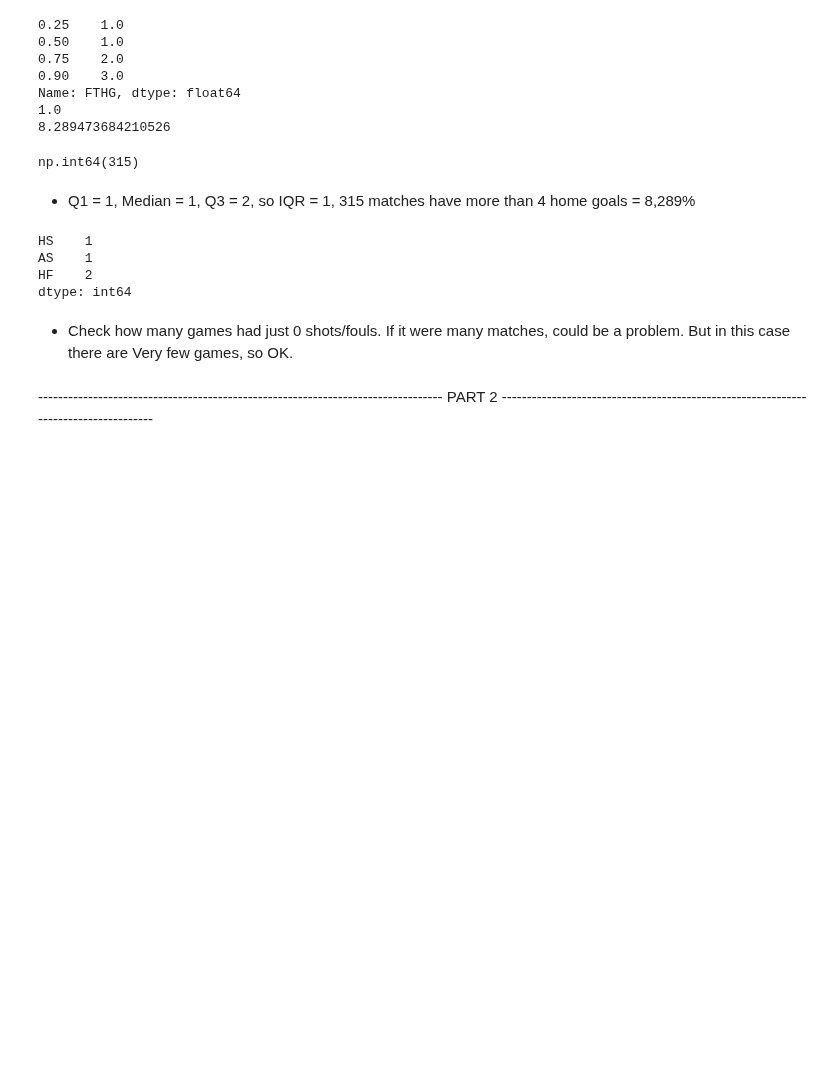
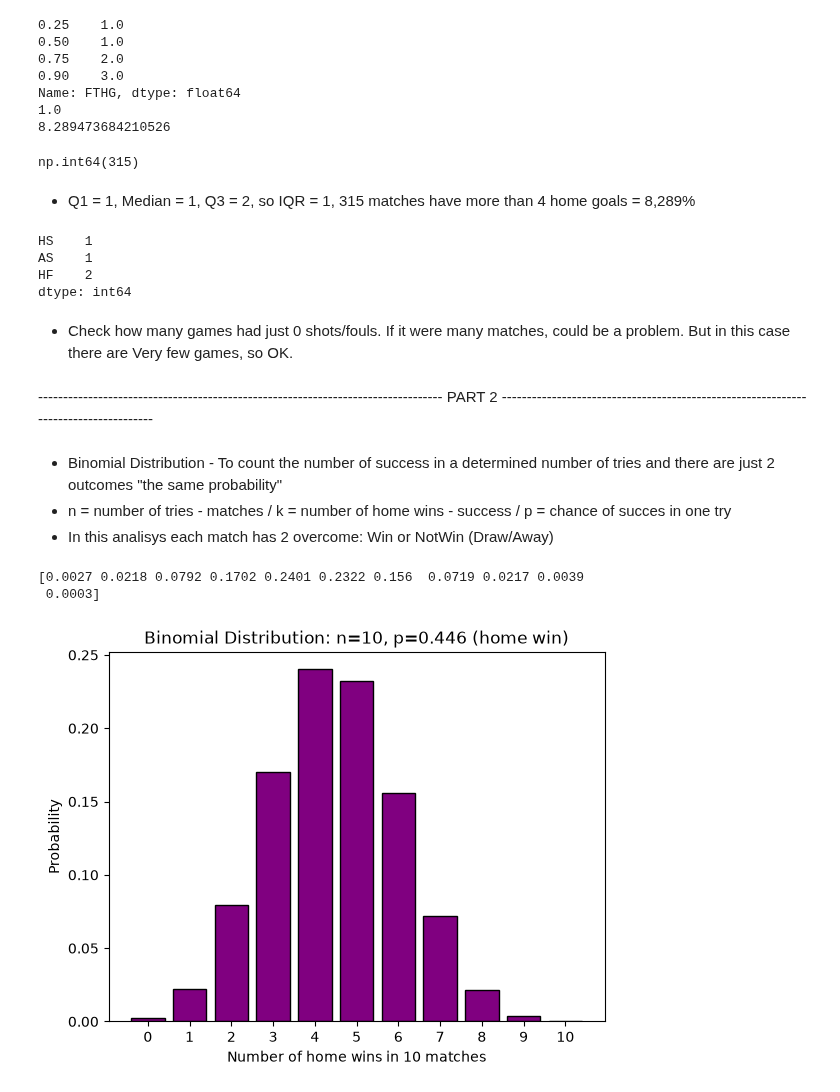
Before and after one commit to 2026297-cyber/Statistical-Techniques, a Jupyter notebook: ProjectStatisticalTechniques.ipynb, the cells around one changed output. Drawn from its saved outputs; the diff is of its cells as text; code cells hidden in the pictures; blank space fills up the shorter version.

```diff
--- a/ProjectStatisticalTechniques.ipynb
+++ b/ProjectStatisticalTechniques.ipynb
@@ -270,3 +270,29 @@ dtype: int64
  - Check how many games had just 0 shots/fouls. If it were many matches, could be a problem. But in this case there are Very few games, so OK.
 # %% [markdown]
 ---------------------------------------------------------------------------------  PART 2  ------------------------------------------------------------------------------------
+# %% [markdown]
+
+- Binomial Distribution - To count the number of success in a determined number of tries and there are just 2 outcomes "the same probability"
+- n = number of tries - matches / k = number of home wins - success / p = chance of succes in one try
+- In this analisys each match has 2 overcome: Win or NotWin (Draw/Away)
+# %%
+# Parameters
+n = 10                               # number of trials: 10 matches
+p = (df['FTR'] == 'H').mean()        # probability of success: home win
+k = np.arange(0, n + 1)              # possible numbers of home wins: 0 to 10
+
+# Binomial probability mass function (pmf)
+binom_pmf = binom.pmf(k, n, p)
+print(binom_pmf.round(4))
+
+# Plot the binomial distribution
+plt.bar(k, binom_pmf, color='purple', edgecolor='black')
+plt.title(f'Binomial Distribution: n={n}, p={p:.3f} (home win)')
+plt.xlabel('Number of home wins in 10 matches')
+plt.ylabel('Probability')
+plt.xticks(k)
+plt.show()
+# %% [output]
+[0.0027 0.0218 0.0792 0.1702 0.2401 0.2322 0.156  0.0719 0.0217 0.0039
+ 0.0003]
+[figure, added]
```
Also changed, not shown: parts of 11 cells of this notebook.
